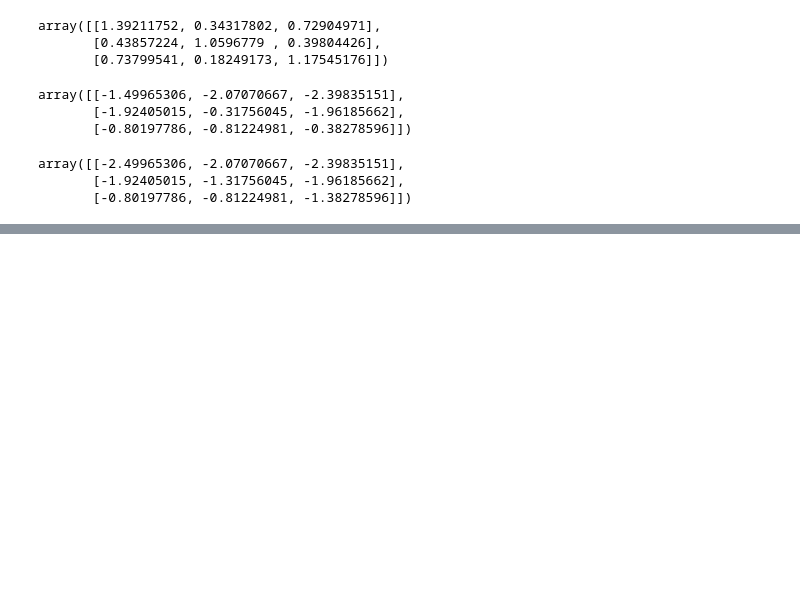
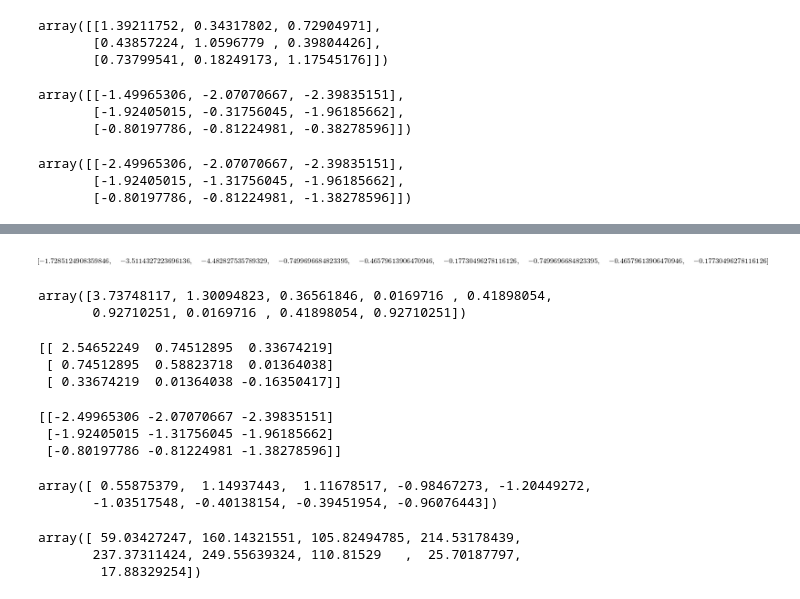
Before and after one commit to lanl/tardigrade-micromorphic-element, a Jupyter notebook: doc/MatrixForm/micromorphic_matrix_form.ipynb, the cells around one changed output, grey strips where cells are left out. Saved outputs shown, nothing was run; the diff lists cells and outputs as text; code cells hidden in the pictures; blank space fills up the shorter version.

```diff
--- a/doc/MatrixForm/micromorphic_matrix_form.ipynb
+++ b/doc/MatrixForm/micromorphic_matrix_form.ipynb
@@ -1057,8 +986,8 @@ array([[-1.49965306, -2.07070667, -2.39835151],
        [-1.92405015, -0.31756045, -1.96185662],
        [-0.80197786, -0.81224981, -0.38278596]])
 # %%
-E_micro = Psitest - np.eye(3)
-E_micro
+etest = Psitest - np.eye(3)
+etest
 # %% [output]
 array([[-2.49965306, -2.07070667, -2.39835151],
        [-1.92405015, -1.31756045, -1.96185662],
@@ -1075,0 +995,18 @@ array([[7.00371932, 1.19445738, 1.05388815, 1.18592603, 1.15039833,
+# %%
+Gammatest = np.zeros([3,3,3])
+
+grad_phi_ref = np.zeros([3,3,3])
+
+for i in range(3):
+    for j in range(3):
+        for k in range(3):
+            for l in range(3):
+                grad_phi_ref[i,j,k] += grad_phi[i,j,l]*Ftest[l,k]
+
+for i in range(3):
+    for j in range(3):
+        for k in range(3):
+
+            for l in range(3):
+                Gammatest[i,j,k] += Ftest[l,i]*grad_phi_ref[l,j,k]
+Gammatest
@@ -1093,7 +1042,7 @@ for i in range(3):
                 Btest[i][j][k][l] = B[i][j][k][l].subs({eta:_eta, kappa:_kappa, nu:_nu, sigma:_sigma, tau:_tau})
                 for m in range(3):
                     for n in range(3):
-                        Ctest[i][j][k][l][m][n] = C_voigt.subs({tau1:_tau1,tau2:_tau2,tau3:_tau3,tau4:_tau4,\
+                        Ctest[i][j][k][l][m][n] = C[i][j][k][l][m][n].subs({tau1:_tau1,tau2:_tau2,tau3:_tau3,tau4:_tau4,\
                       tau5:_tau5,tau6:_tau6,tau7:_tau7,tau8:_tau8,\
                       tau9:_tau9,tau10:_tau10,tau11:_tau11})
                 Dtest[i][j][k][l] = D[i][j][k][l].subs({sigma:_sigma,tau:_tau})
@@ -1125,10 +1072,10 @@ for i in range(3):
 
         for k in range(3):
             for l in range(3):
-                term1[i][j] += A[i][j][k][l]*Etest[k][l]
-                term2[i][j] += D[i][j][k][l]*etest[k][l]
-                temp1[i][j] += B[i][j][k][l]*etest[k][l]
-                temp2[i][j] += D[i][j][k][l]*Etest[k][l]
+                term1[i][j] += Atest[i][j][k][l]*Etest[k][l]
+                term2[i][j] += Dtest[i][j][k][l]*etest[k][l]
+                temp1[i][j] += Btest[i][j][k][l]*etest[k][l]
+                temp2[i][j] += Dtest[i][j][k][l]*Etest[k][l]
 
 for j in range(3):
     for q in range(3):
@@ -1153,9 +1100,8 @@ for i in range(3):
         term4[i][j] = zero
 
         for q in range(3):
-            for r in range(3):
-                term3[i][j] += temp1[i][q]*T3[j][q]
-                term4[i][j] += temp2[i][q]*T3[j][q]
+            term3[i][j] += temp1[i][q]*temp3[j][q]
+            term4[i][j] += temp2[i][q]*temp3[j][q]
 
 for i in range(3):
     for q in range(3):
@@ -1165,7 +1111,7 @@ for i in range(3):
             for l in range(3):
                 for m in range(3):
                     for n in range(3):
-                        temp5[i][q][r] += C[i][q][r][l][m][n]*Gammatest[l][m][n]
+                        temp5[i][q][r] += Ctest[i][q][r][l][m][n]*Gammatest[l][m][n]
 
 for i in range(3):
     for j in range(3):
@@ -1173,4 +1119,4 @@ for i in range(3):
 
         for q in range(3):
             for r in range(3):
-                term5[i][j] += temp5[i][q][r]*T4[j][q][r]
+                term5[i][j] += temp5[i][q][r]*temp4[j][q][r]
@@ -1181,0 +1123,33 @@ TypeError: can't convert expression to float
+# %%
+tensor_to_voigt_2(term1+term2)
+# %% [output]
+[figure, added]
+# %%
+test = np.dot(np.array(A_voigt.subs({lamb:_lambda,mu:_mu})).astype(float),tensor_to_voigt_2(Etest))
+test
+# %% [output]
+array([3.73748117, 1.30094823, 0.36561846, 0.0169716 , 0.41898054,
+       0.92710251, 0.0169716 , 0.41898054, 0.92710251])
+# %%
+print(Etest)
+# %% [output]
+[[ 2.54652249  0.74512895  0.33674219]
+ [ 0.74512895  0.58823718  0.01364038]
+ [ 0.33674219  0.01364038 -0.16350417]]
+# %%
+print(etest)
+# %% [output]
+[[-2.49965306 -2.07070667 -2.39835151]
+ [-1.92405015 -1.31756045 -1.96185662]
+ [-0.80197786 -0.81224981 -1.38278596]]
+# %%
+np.dot(np.array(B_voigt.subs({eta:_eta,kappa:_kappa,nu:_nu,sigma:_sigma,tau:_tau})).astype(float),tensor_to_voigt_2(etest))
+# %% [output]
+array([ 0.55875379,  1.14937443,  1.11678517, -0.98467273, -1.20449272,
+       -1.03517548, -0.40138154, -0.39451954, -0.96076443])
+# %%
+np.array(tensor_to_voigt_2(term1)).astype(float) + np.array(tensor_to_voigt_2(term2)).astype(float) + np.array(tensor_to_voigt_2(term3)).astype(float) + np.array(tensor_to_voigt_2(term4)).astype(float) + np.array(tensor_to_voigt_2(term5))
+# %% [output]
+array([ 59.03427247, 160.14321551, 105.82494785, 214.53178439,
+       237.37311424, 249.55639324, 110.81529   ,  25.70187797,
+        17.88329254])
```
Also changed, not shown: parts of 41 cells of this notebook.
